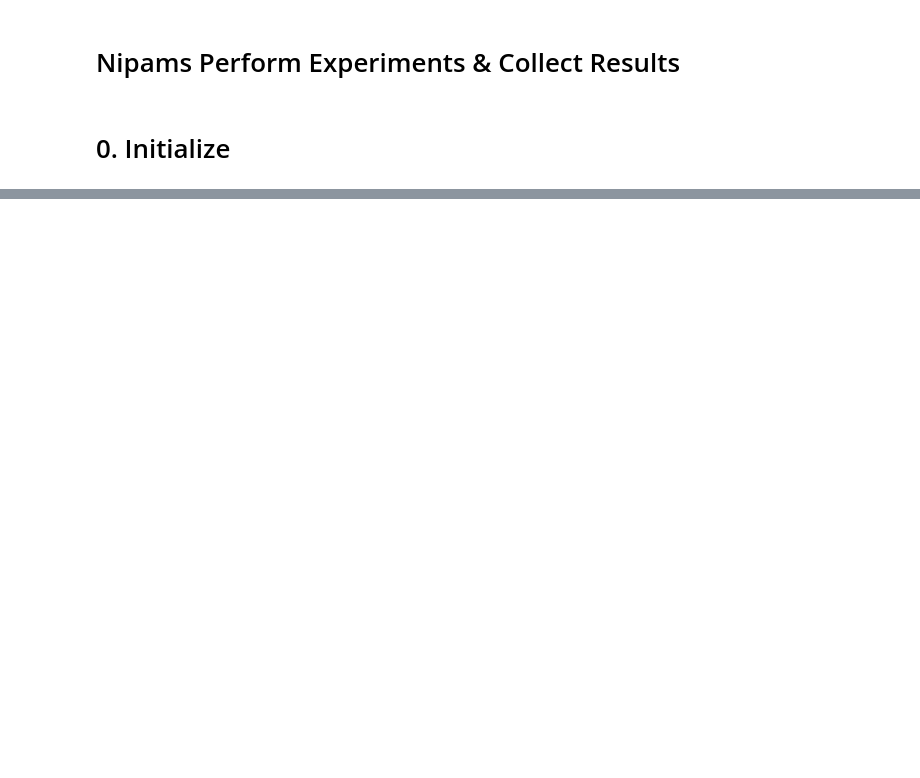
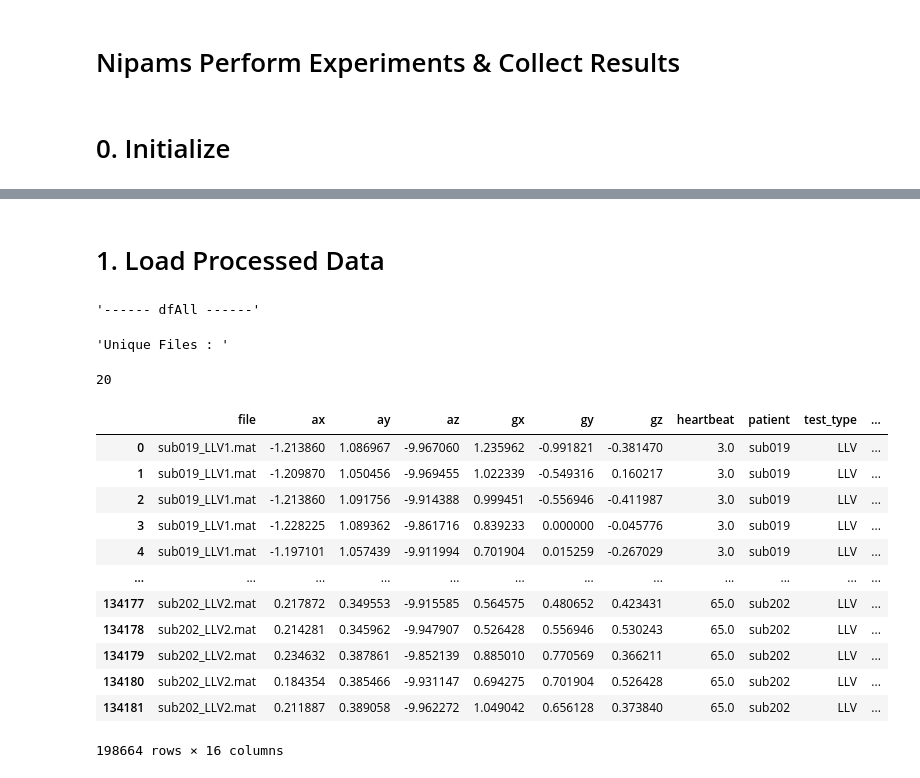
Before and after one commit to Angus-McLean/nipams-bp-py, a Jupyter notebook: notebooks/7 - Run Experiments.ipynb, the cells around one changed output, grey strips where cells are left out. Drawn from its saved outputs; the diff is of its cells as text; code cells hidden in the pictures; blank space fills up the shorter version.

```diff
--- a/notebooks/7 - Run Experiments.ipynb
+++ b/notebooks/7 - Run Experiments.ipynb
@@ -33,0 +35,32 @@ Not running on CoLab
+# %% [markdown]
+# 1. Load Processed Data
+# %%
+import plotly.express as px
+from data import load_data; reload(load_data)
+
+# load_data.fetch_data_from_local(folder='data/raw_mat/', pattern='LLV')
+# dfBpAll, dfImuAll = load_data.load_dataframe_from_mat(folder='data/raw_mat/', pattern='LLV')
+dfAll = load_data.load_dataframe_from_pickle(folder='data/interim/', pattern='LLV')
+dfImu = dfAll[INDICIES + INFO_COLS + IMU_COLS]
+dfBp = dfAll[INDICIES + INFO_COLS + BP_COLS]
+
+display('------ dfAll ------')
+display("Unique Files : ", dfAll.file.nunique())
+display(dfAll)
+# %% [output]
+'------ dfAll ------'
+'Unique Files : '
+20
+|  | file | ax | ay | az | gx | gy | gz | heartbeat | patient | test_type | ... |
+| 0 | sub019_LLV1.mat | -1.213860 | 1.086967 | -9.967060 | 1.235962 | -0.991821 | -0.381470 | 3.0 | sub019 | LLV | ... |
+| 1 | sub019_LLV1.mat | -1.209870 | 1.050456 | -9.969455 | 1.022339 | -0.549316 | 0.160217 | 3.0 | sub019 | LLV | ... |
+| 2 | sub019_LLV1.mat | -1.213860 | 1.091756 | -9.914388 | 0.999451 | -0.556946 | -0.411987 | 3.0 | sub019 | LLV | ... |
+| 3 | sub019_LLV1.mat | -1.228225 | 1.089362 | -9.861716 | 0.839233 | 0.000000 | -0.045776 | 3.0 | sub019 | LLV | ... |
+| 4 | sub019_LLV1.mat | -1.197101 | 1.057439 | -9.911994 | 0.701904 | 0.015259 | -0.267029 | 3.0 | sub019 | LLV | ... |
+| ... | ... | ... | ... | ... | ... | ... | ... | ... | ... | ... | ... |
+| 134177 | sub202_LLV2.mat | 0.217872 | 0.349553 | -9.915585 | 0.564575 | 0.480652 | 0.423431 | 65.0 | sub202 | LLV | ... |
+| 134178 | sub202_LLV2.mat | 0.214281 | 0.345962 | -9.947907 | 0.526428 | 0.556946 | 0.530243 | 65.0 | sub202 | LLV | ... |
+| 134179 | sub202_LLV2.mat | 0.234632 | 0.387861 | -9.852139 | 0.885010 | 0.770569 | 0.366211 | 65.0 | sub202 | LLV | ... |
+| 134180 | sub202_LLV2.mat | 0.184354 | 0.385466 | -9.931147 | 0.694275 | 0.701904 | 0.526428 | 65.0 | sub202 | LLV | ... |
+| 134181 | sub202_LLV2.mat | 0.211887 | 0.389058 | -9.962272 | 1.049042 | 0.656128 | 0.373840 | 65.0 | sub202 | LLV | ... |
+198664 rows × 16 columns
```
Also changed, not shown: parts of 19 cells of this notebook, 5 other files.
